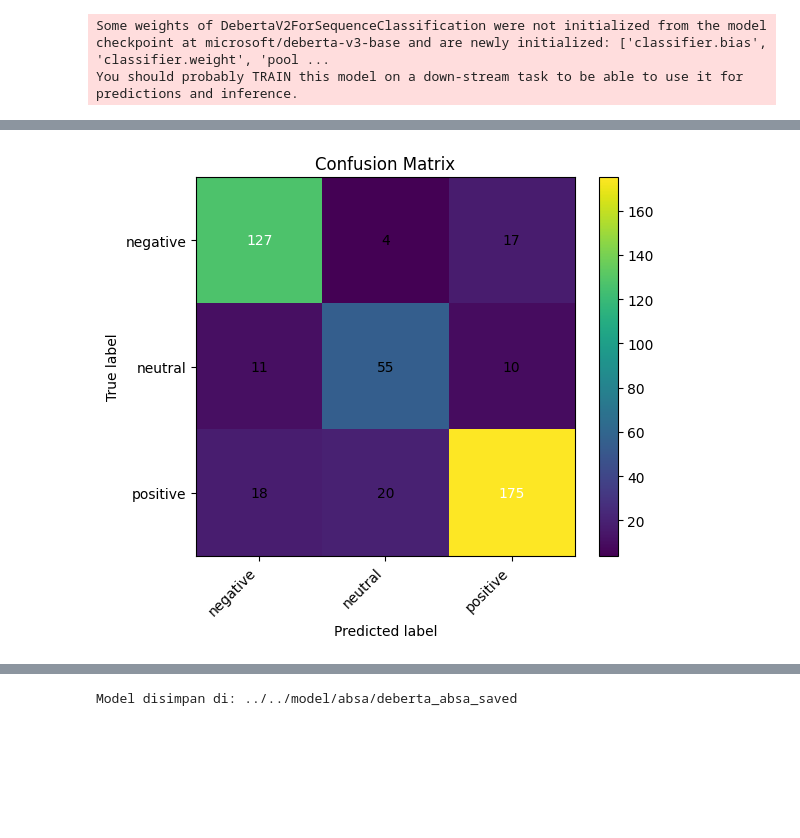
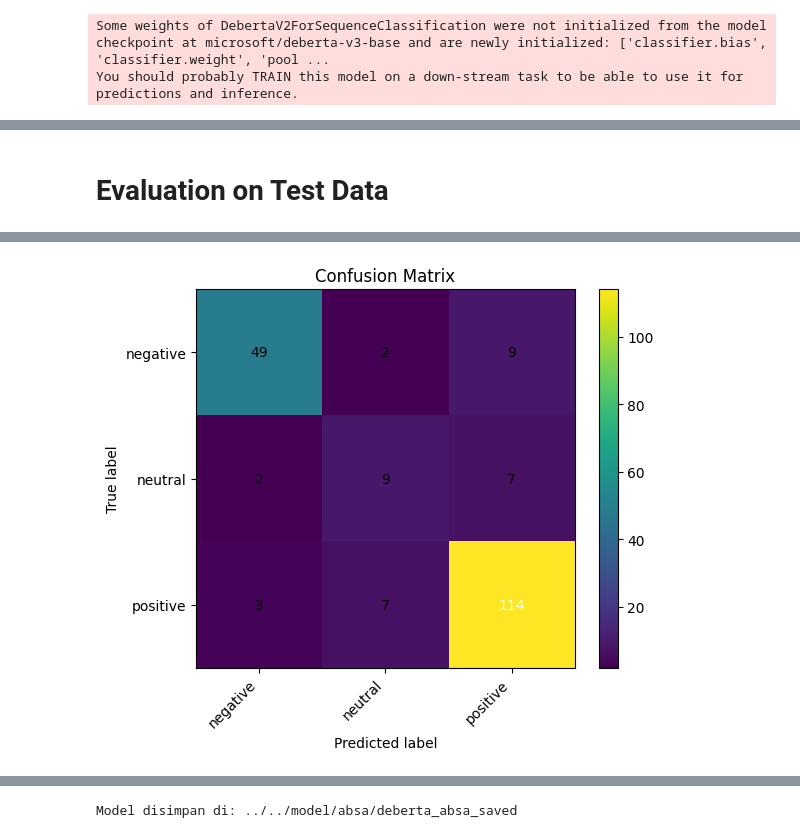
Before and after one commit to keanugonza/tubes-nlp, a Jupyter notebook: task/absa/DeBERTa.ipynb, the cells around one changed output, grey strips where cells are left out. Saved outputs shown, nothing was run; the diff lists cells and outputs as text; code cells hidden in the pictures; blank space fills up the shorter version.

```diff
--- a/task/absa/DeBERTa.ipynb
+++ b/task/absa/DeBERTa.ipynb
@@ -57,12 +50,15 @@ set_seed(RANDOM_SEED)
 df = pd.read_csv(DATA_PATH)
 df = df.sample(frac=1.0, random_state=RANDOM_SEED).reset_index(drop=True)
 df = df[df["sentiment"].isin(["positive", "negative", "neutral"])].reset_index(drop=True)
+
+df_test = pd.read_csv(TEST_PATH)
 
 # Label mapping
 labels = sorted(df["sentiment"].unique())
 label2id = {l: i for i, l in enumerate(labels)}
 id2label = {i: l for l, i in label2id.items()}
 df["label"] = df["sentiment"].map(label2id)
+df_test["label"] = df_test["sentiment"].map(label2id)
 
 # Split
 train, val = train_test_split(
@@ -78,10 +74,12 @@ Train: 3927 Val: 437
 # %%
 train_ds = Dataset.from_pandas(train[["id","text","aspect","label"]])
 val_ds   = Dataset.from_pandas(val[["id","text","aspect","label"]])
+test_ds   = Dataset.from_pandas(df_test[["id","text","aspect","label"]])
 
 dataset = DatasetDict({
     "train": train_ds,
     "validation": val_ds,
+    "test": test_ds,
 })
 # %%
 train["sentiment"].value_counts()
@@ -190,4 +191,4 @@ def preprocess(example):
     result["labels"] = example["label"]
     return result
 
-encoded_ds = dataset.map(preprocess, batched=True, remove_columns=["id","text","aspect","__index_level_0__"])
+encoded_ds = dataset.map(preprocess, batched=True, remove_columns=["id","text","aspect"])
@@ -217,7 +224,7 @@ args = TrainingArguments(
     metric_for_best_model="f1_macro",
     greater_is_better=True,
 
-    num_train_epochs=7,
+    num_train_epochs=5,
     per_device_train_batch_size=16,
     per_device_eval_batch_size=32,
     learning_rate=2e-5,
@@ -275,3 +280,5 @@ epoch: 7.0000
+# %% [markdown]
+# Evaluation on Test Data
 # %%
 import numpy as np
 import matplotlib.pyplot as plt
@@ -368,5 +374,5 @@ def show_error_examples(trainer, eval_dataset, val_df, id2label, max_examples=10
         print(row["text"])
         print()
 # %%
-plot_confusion_matrix(trainer, encoded_ds["validation"], id2label)
+plot_confusion_matrix(trainer, encoded_ds["test"], id2label)
 # %% [output]
@@ -373,2 +380,2 @@ plot_confusion_matrix(trainer, encoded_ds["validation"], id2label)
-[figure, old version]
+[figure, new version]
 # %%
```
Also changed, not shown: parts of 15 cells of this notebook.
